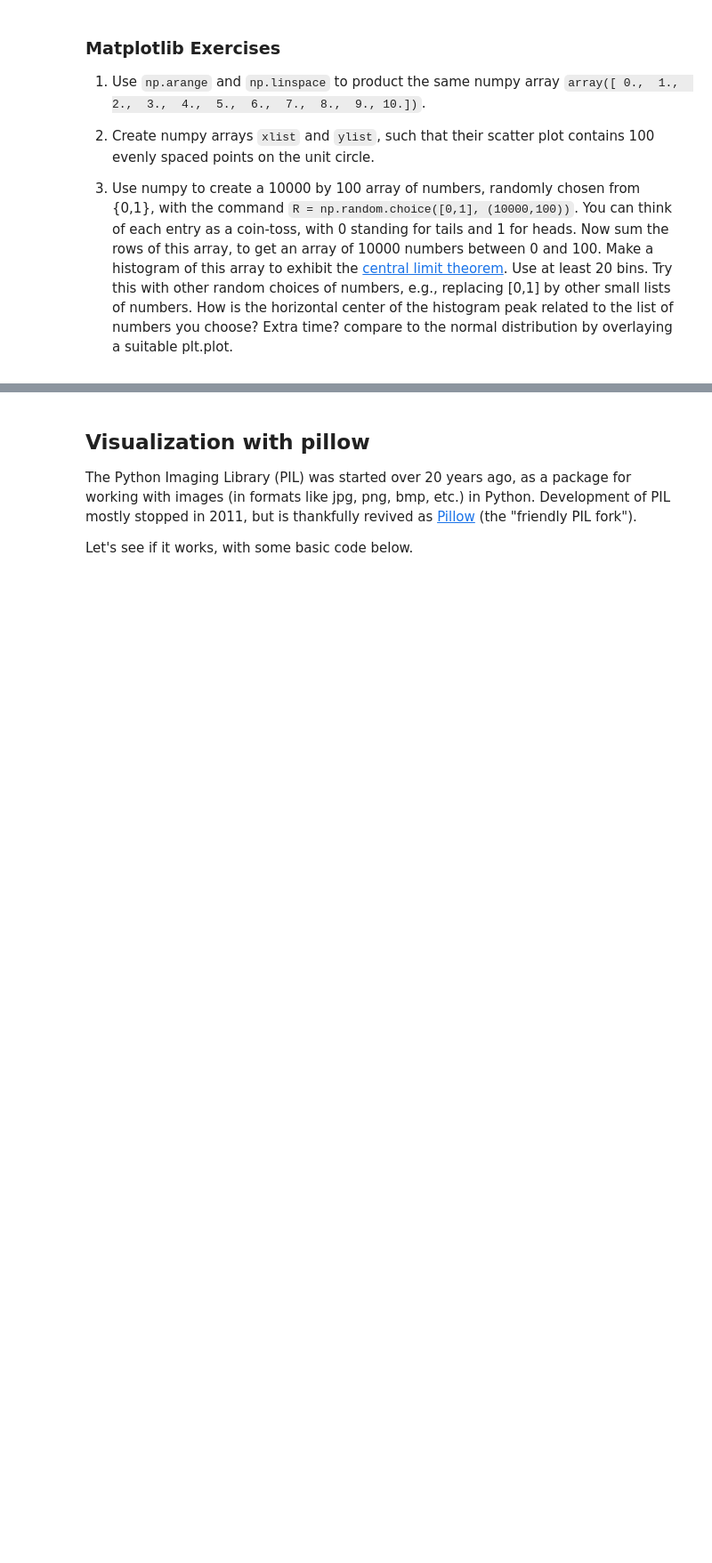
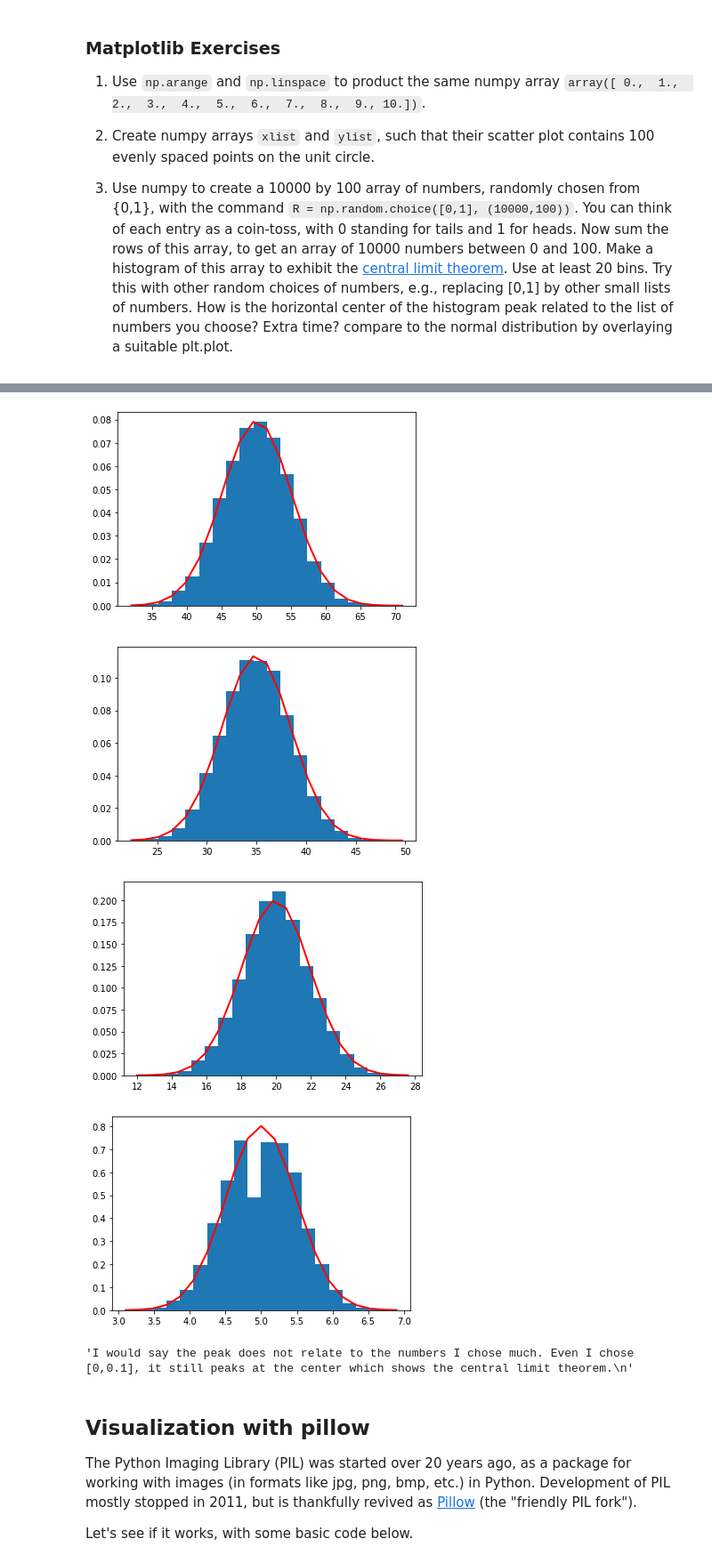
Before and after one commit to haskstans/Math-152, a Jupyter notebook: P4M_Notebook_4.ipynb, the cells around one changed output, grey strips where cells are left out. Shown at 89% size. Drawn from its saved outputs; the diff is of its cells as text; code cells hidden in the pictures; blank space fills up the shorter version.

```diff
--- a/P4M_Notebook_4.ipynb
+++ b/P4M_Notebook_4.ipynb
@@ -634,3 +766,37 @@ The command `np.linspace(start, stop, length)` creates a numpy array that begins
+# %%
+# 3.
+R = np.random.choice([0,1], (10000,100))
+row_sum = np.sum(R,axis=1)
+count, bins, ignored = plt.hist(row_sum,bins=20,density=True)
+plt.plot(bins, 1/(np.std(row_sum) * np.sqrt(2 * np.pi)) * np.exp( - (bins - np.mean(row_sum))**2 / (2 * np.std(row_sum)**2) ), linewidth=2, color='r')
+plt.show()
+
+R = np.random.choice([0,0.7], (10000,100))
+row_sum = np.sum(R,axis=1)
+count, bins, ignored = plt.hist(row_sum,bins=20,density=True)
+plt.plot(bins, 1/(np.std(row_sum) * np.sqrt(2 * np.pi)) * np.exp( - (bins - np.mean(row_sum))**2 / (2 * np.std(row_sum)**2) ), linewidth=2, color='r')
+plt.show()
+
+R = np.random.choice([0,0.4], (10000,100))
+row_sum = np.sum(R,axis=1)
+count, bins, ignored = plt.hist(row_sum,bins=20,density=True)
+plt.plot(bins, 1/(np.std(row_sum) * np.sqrt(2 * np.pi)) * np.exp( - (bins - np.mean(row_sum))**2 / (2 * np.std(row_sum)**2) ), linewidth=2, color='r')
+plt.show()
+
+R = np.random.choice([0,0.1], (10000,100))
+row_sum = np.sum(R,axis=1)
+count, bins, ignored = plt.hist(row_sum,bins=20,density=True)
+plt.plot(bins, 1/(np.std(row_sum) * np.sqrt(2 * np.pi)) * np.exp( - (bins - np.mean(row_sum))**2 / (2 * np.std(row_sum)**2) ), linewidth=2, color='r')
+plt.show()
+
+'''I would say the peak does not relate to the numbers I chose much. Even I chose [0,0.1], it still peaks at the center which shows the central limit theorem.
+'''
+# %% [output]
+[figure, added]
+[figure, added]
+[figure, added]
+[figure, added]
+'I would say the peak does not relate to the numbers I chose much. Even I chose [0,0.1], it still peaks at the center which shows the central limit theorem.\n'
 # %% [markdown]
 ## Visualization with pillow
 
```
Also changed, not shown: parts of 29 cells of this notebook.
